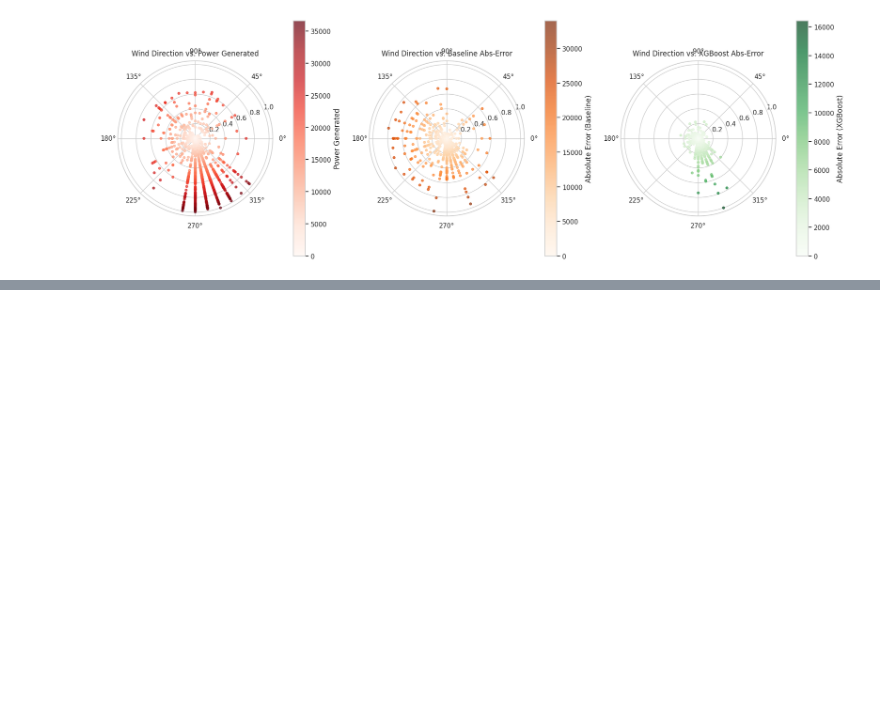
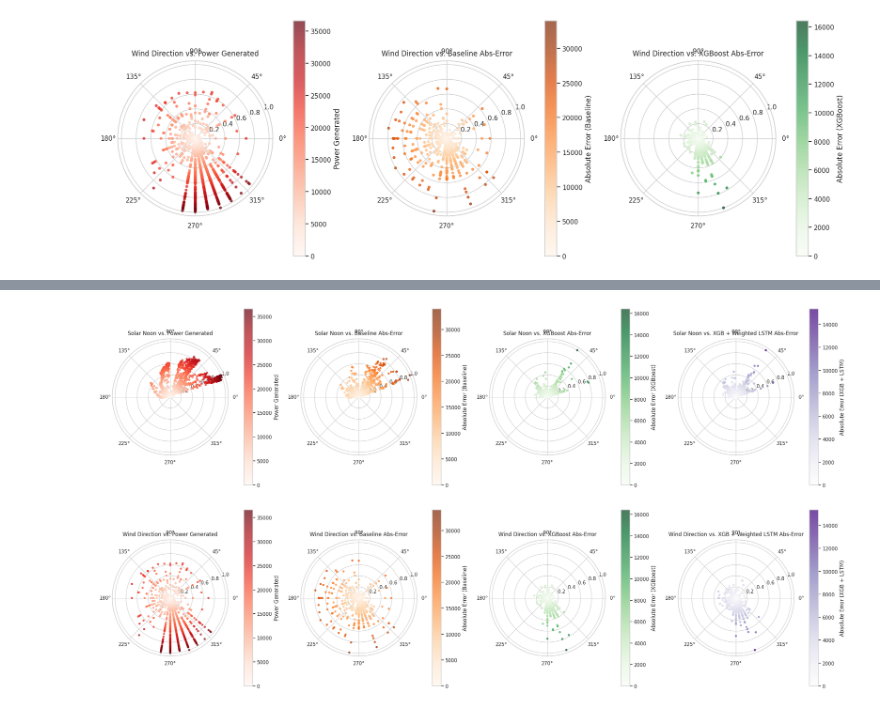
Before and after one commit to uyen65756/Solar_Power_Generation, a Jupyter notebook: Causal_Power_Modeling_Report.ipynb, the cells around one changed output, grey strips where cells are left out. Cells and saved outputs as stored; diff of their text form; code cells hidden in the pictures; blank space fills up the shorter version.

```diff
--- a/Causal_Power_Modeling_Report.ipynb
+++ b/Causal_Power_Modeling_Report.ipynb
@@ -340,0 +550,53 @@ plot_polar_errors(df, 'wind_dir_sin', 'wind_dir_cos', "Wind Direction")
+# %%
+def plot_polar_errors_with_lstm_auto(df_seq_pred, angle_sin, angle_cos, title_prefix):
+    """
+    Polar plots for actual power, baseline error, XGBoost error, and XGBoost + Weighted LSTM error.
+    Works directly with df_seq_pred containing 'power_pred_seq_weighted_clipped'.
+    """
+    # Compute angle from sin/cos
+    theta = np.arctan2(df_seq_pred[angle_sin], df_seq_pred[angle_cos]) % (2*np.pi)
+
+    # Values
+    r_power = df_seq_pred['power-generated'].values.reshape(-1,1)
+    r_baseline_error = np.abs(df_seq_pred['power-generated'] - df_seq_pred['baseline_clear_sky_peak3']).values.reshape(-1,1)
+    r_xgb_error = np.abs(df_seq_pred['power-generated'] - df_seq_pred['power_pred_xgb_clipped']).values.reshape(-1,1)
+    r_xgb_lstm_error = np.abs(df_seq_pred['power-generated'] - df_seq_pred['power_pred_seq_weighted_clipped']).values.reshape(-1,1)
+
+    # Scale each for plotting
+    scaler = MinMaxScaler()
+    r_power_scaled = scaler.fit_transform(r_power).flatten()
+    r_baseline_scaled = scaler.fit_transform(r_baseline_error).flatten()
+    r_xgb_scaled = scaler.fit_transform(r_xgb_error).flatten()
+    r_xgb_lstm_scaled = scaler.fit_transform(r_xgb_lstm_error).flatten()
+
+    plt.figure(figsize=(24,6))
+
+    ax1 = plt.subplot(1,4,1, polar=True)
+    sc1 = ax1.scatter(theta, r_power_scaled, c=r_power.flatten(), cmap='Reds', alpha=0.7, s=15)
+    ax1.set_title(f"{title_prefix} vs. Power Generated", va='bottom')
+    plt.colorbar(sc1, ax=ax1, pad=0.1, label='Power Generated')
+
+    ax2 = plt.subplot(1,4,2, polar=True)
+    sc2 = ax2.scatter(theta, r_baseline_scaled, c=r_baseline_error.flatten(), cmap='Oranges', alpha=0.7, s=15)
+    ax2.set_title(f"{title_prefix} vs. Baseline Abs-Error", va='bottom')
+    plt.colorbar(sc2, ax=ax2, pad=0.1, label='Absolute Error (Baseline)')
+
+    ax3 = plt.subplot(1,4,3, polar=True)
+    sc3 = ax3.scatter(theta, r_xgb_scaled, c=r_xgb_error.flatten(), cmap='Greens', alpha=0.7, s=15)
+    ax3.set_title(f"{title_prefix} vs. XGBoost Abs-Error", va='bottom')
+    plt.colorbar(sc3, ax=ax3, pad=0.1, label='Absolute Error (XGBoost)')
+
+    ax4 = plt.subplot(1,4,4, polar=True)
+    sc4 = ax4.scatter(theta, r_xgb_lstm_scaled, c=r_xgb_lstm_error.flatten(), cmap='Purples', alpha=0.7, s=15)
+    ax4.set_title(f"{title_prefix} vs. XGB + Weighted LSTM Abs-Error", va='bottom')
+    plt.colorbar(sc4, ax=ax4, pad=0.1, label='Absolute Error (XGB + LSTM)')
+
+    plt.tight_layout()
+    plt.show()
+
+# Usage with df_seq_pred
+plot_polar_errors_with_lstm_auto(df_seq_pred, 'solar_noon_sin', 'solar_noon_cos', "Solar Noon")
+plot_polar_errors_with_lstm_auto(df_seq_pred, 'wind_dir_sin', 'wind_dir_cos', "Wind Direction")
+# %% [output]
+[figure, added]
+[figure, added]
```
Also changed, not shown: parts of 5 cells of this notebook.
